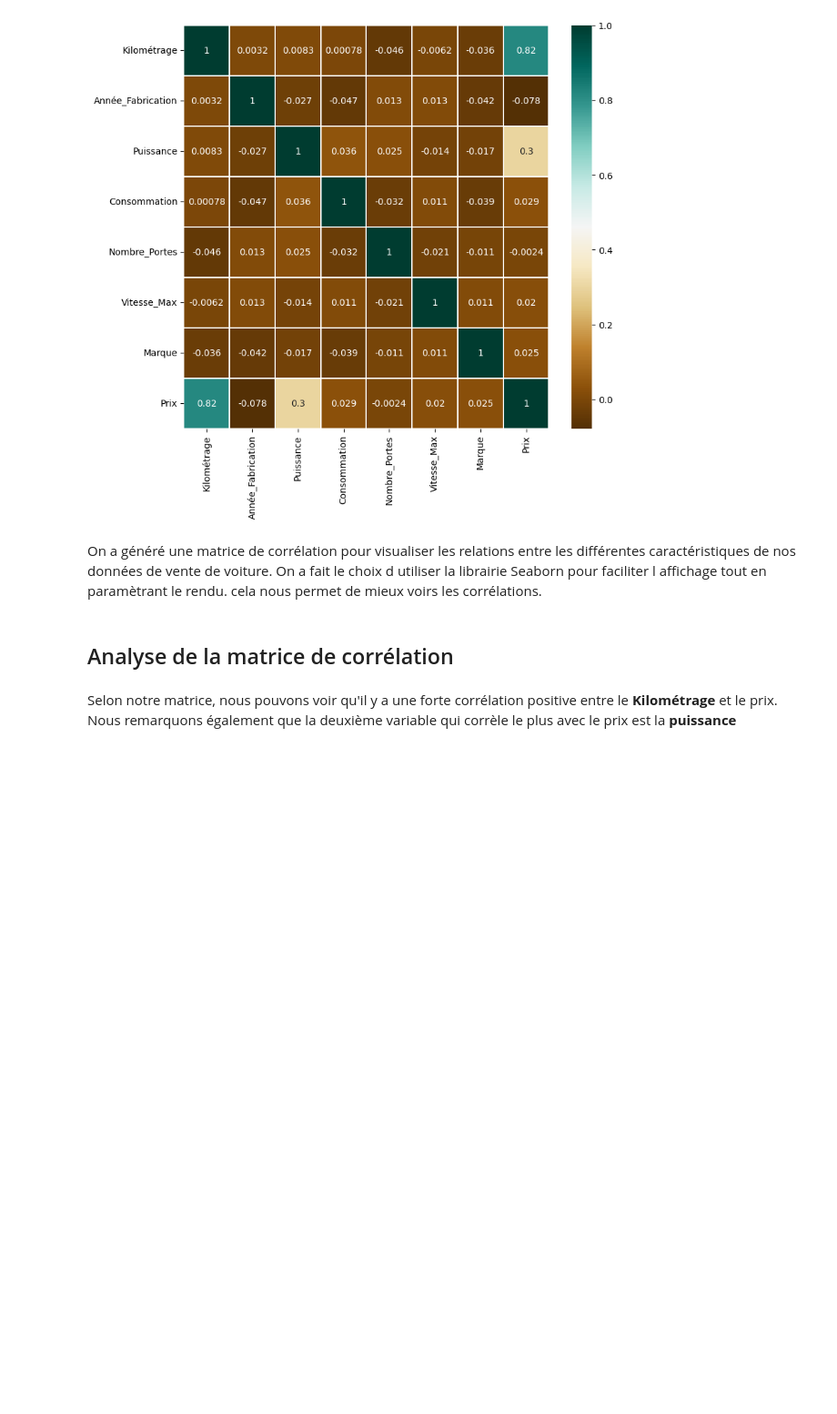
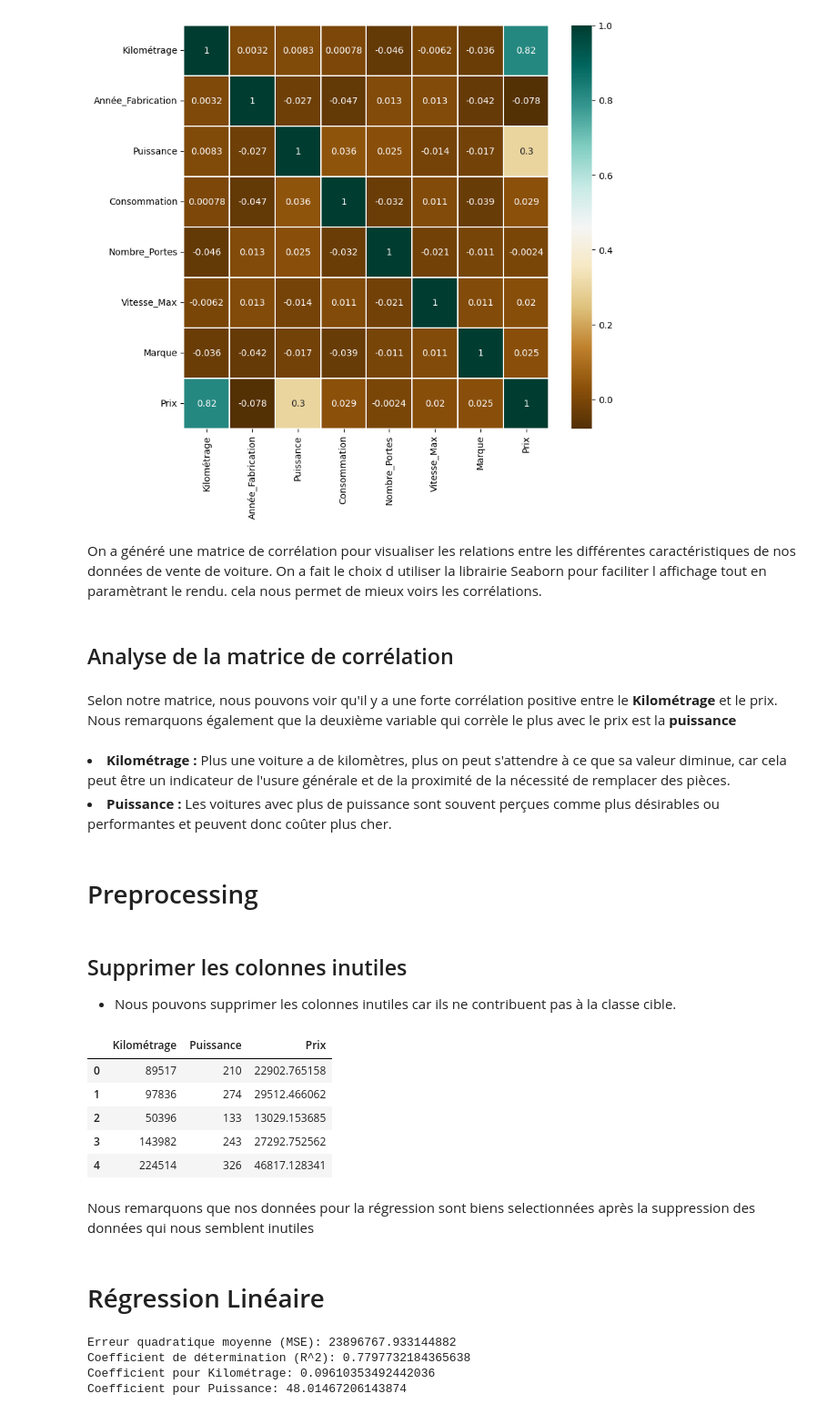
Before and after one commit to Louis-Amand/AI-Project, a Jupyter notebook: IA_Projet_1.ipynb, the cells around one changed output. Shown at 91% size. Drawn from its saved outputs; the diff is of its cells as text; code cells hidden in the pictures; blank space fills up the shorter version.

```diff
--- a/IA_Projet_1.ipynb
+++ b/IA_Projet_1.ipynb
@@ -50,3 +53,12 @@ On a généré une matrice de corrélation pour visualiser les relations entre l
 <h2>Analyse de la matrice de corrélation</h2>
 # %% [markdown]
 Selon notre matrice, nous pouvons voir qu'il y a une forte corrélation positive entre le <strong>Kilométrage</strong> et le prix. Nous remarquons également que la deuxième variable qui corrèle le plus avec le prix est la <strong>puissance</strong>
+# %% [markdown]
+<li><strong>Kilométrage :</strong> Plus une voiture a de kilomètres, plus on peut s'attendre à ce que sa valeur diminue, car cela peut être un indicateur de l'usure générale et de la proximité de la nécessité de remplacer des pièces.</li>
+
+<li><strong>Puissance :</strong> Les voitures avec plus de puissance sont souvent perçues comme plus désirables ou performantes et peuvent donc coûter plus cher.</li>
+# %% [markdown]
+<h1>Preprocessing</h1>
+# %% [markdown]
+## Supprimer les colonnes inutiles
+- Nous pouvons supprimer les colonnes inutiles car ils ne contribuent pas à la classe cible.
@@ -52,0 +67,13 @@ Selon notre matrice, nous pouvons voir qu'il y a une forte corrélation positive
+# %%
+train_data.head()
+# %% [output]
+|  | Kilométrage | Puissance | Prix |
+| 0 | 89517 | 210 | 22902.765158 |
+| 1 | 97836 | 274 | 29512.466062 |
+| 2 | 50396 | 133 | 13029.153685 |
+| 3 | 143982 | 243 | 27292.752562 |
+| 4 | 224514 | 326 | 46817.128341 |
+# %% [markdown]
+Nous remarquons que nos données pour la régression sont biens selectionnées après la suppression des données qui nous semblent inutiles
+# %% [markdown]
+<h1>Régression Linéaire</h1>
@@ -52,0 +86,26 @@ Selon notre matrice, nous pouvons voir qu'il y a une forte corrélation positive
+# %%
+
+# Créez une instance du modèle de régression linéaire
+model = LinearRegression()
+
+# Entraînez le modèle en utilisant l'ensemble d'entraînement
+model.fit(X_train, y_train)
+
+# Faites des prédictions en utilisant l'ensemble de test
+y_pred = model.predict(X_test)
+
+# Évaluez la performance du modèle
+mse = mean_squared_error(y_test, y_pred)
+r2 = r2_score(y_test, y_pred)
+
+print(f"Erreur quadratique moyenne (MSE): {mse}")
+print(f"Coefficient de détermination (R^2): {r2}")
+
+# Vous pouvez également obtenir les coefficients de la régression
+print(f"Coefficient pour Kilométrage: {model.coef_[0]}")
+print(f"Coefficient pour Puissance: {model.coef_[1]}")
+# %% [output]
+Erreur quadratique moyenne (MSE): 23896767.933144882
+Coefficient de détermination (R^2): 0.7797732184365638
+Coefficient pour Kilométrage: 0.09610353492442036
+Coefficient pour Puissance: 48.01467206143874
```
Also changed, not shown: parts of 6 cells of this notebook.
